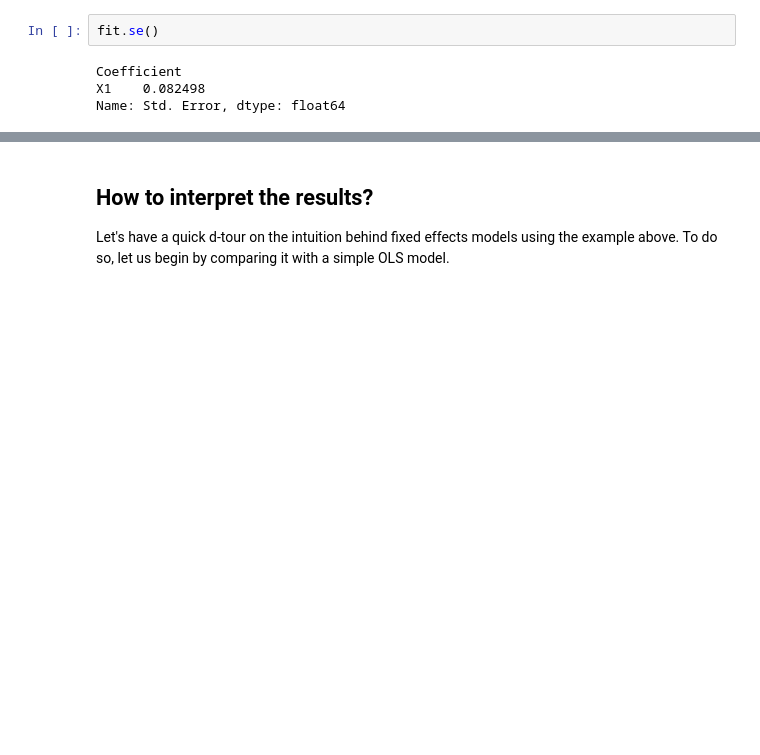
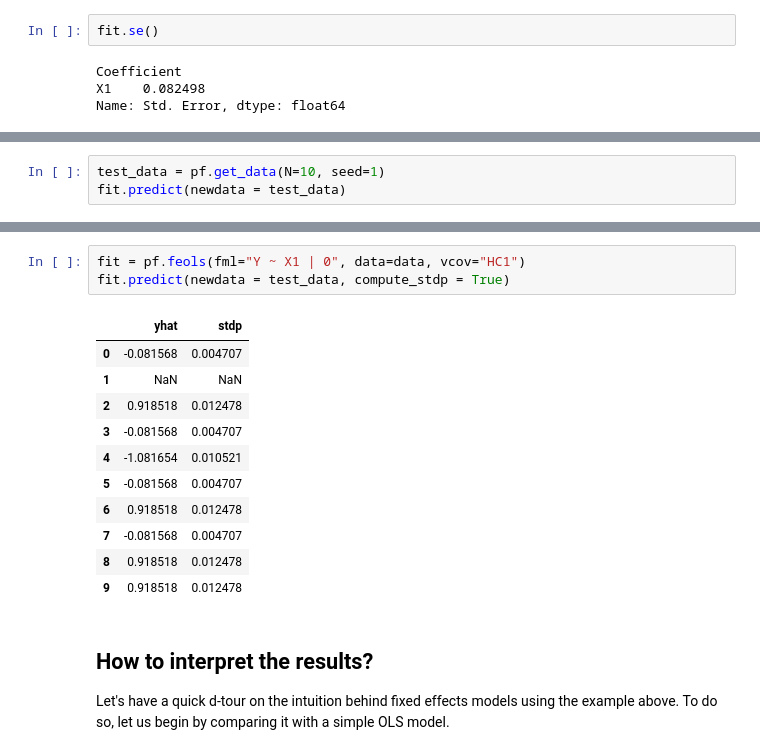
Before and after one commit to py-econometrics/pyfixest, a Jupyter notebook: docs/quickstart.ipynb, the cells around one changed output, grey strips where cells are left out. Saved outputs shown, nothing was run; the diff lists cells and outputs as text; blank space fills up the shorter version.

Commit message:
updated docs with predict

```diff
--- a/docs/quickstart.ipynb
+++ b/docs/quickstart.ipynb
@@ -151,0 +160,3 @@ Name: Std. Error, dtype: float64
+# %%
+test_data = pf.get_data(N=10, seed=1)
+fit.predict(newdata = test_data)
@@ -152,3 +179,18 @@ Name: Std. Error, dtype: float64
+# %%
+fit = pf.feols(fml="Y ~ X1 | 0", data=data, vcov="HC1")
+fit.predict(newdata = test_data, compute_stdp = True)
+# %% [output]
+|  | yhat | stdp |
+| 0 | -0.081568 | 0.004707 |
+| 1 | NaN | NaN |
+| 2 | 0.918518 | 0.012478 |
+| 3 | -0.081568 | 0.004707 |
+| 4 | -1.081654 | 0.010521 |
+| 5 | -0.081568 | 0.004707 |
+| 6 | 0.918518 | 0.012478 |
+| 7 | -0.081568 | 0.004707 |
+| 8 | 0.918518 | 0.012478 |
+| 9 | 0.918518 | 0.012478 |
 # %% [markdown]
 ## How to interpret the results?
 
```
Also changed, not shown: parts of 5 cells of this notebook, 1 other file.
